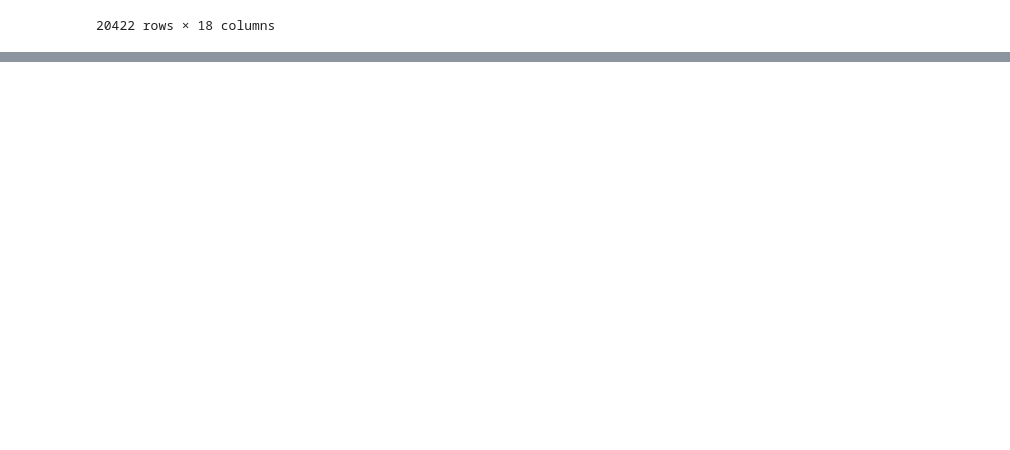
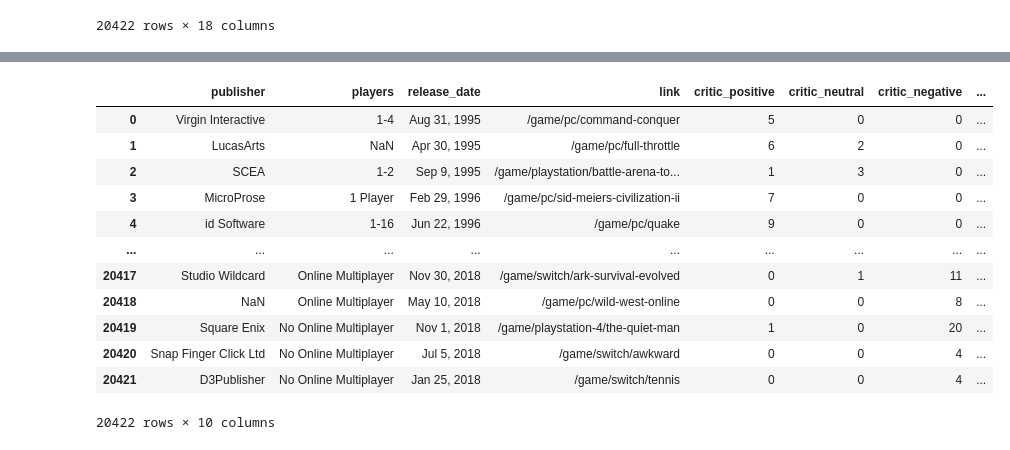
Before and after one commit to Marek-TL/BachelorThesis, a Jupyter notebook: jupyter/test_notebook.ipynb, the cells around one changed output, grey strips where cells are left out. Saved outputs shown, nothing was run; the diff lists cells and outputs as text; code cells hidden in the pictures; blank space fills up the shorter version.

```diff
--- a/jupyter/test_notebook.ipynb
+++ b/jupyter/test_notebook.ipynb
@@ -316,0 +401,18 @@ metadata
+# %%
+metadata3= metadata2[["publisher", "players", "release_date", "link", "critic_positive", "critic_neutral", "critic_negative", "user_positive", "user_neutral", "user_negative"] ].copy()
+# %%
+metadata3
+# %% [output]
+|  | publisher | players | release_date | link | critic_positive | critic_neutral | critic_negative | ... |
+| 0 | Virgin Interactive | 1-4 | Aug 31, 1995 | /game/pc/command-conquer | 5 | 0 | 0 | ... |
+| 1 | LucasArts | NaN | Apr 30, 1995 | /game/pc/full-throttle | 6 | 2 | 0 | ... |
+| 2 | SCEA | 1-2 | Sep 9, 1995 | /game/playstation/battle-arena-to... | 1 | 3 | 0 | ... |
+| 3 | MicroProse | 1 Player | Feb 29, 1996 | /game/pc/sid-meiers-civilization-ii | 7 | 0 | 0 | ... |
+| 4 | id Software | 1-16 | Jun 22, 1996 | /game/pc/quake | 9 | 0 | 0 | ... |
+| ... | ... | ... | ... | ... | ... | ... | ... | ... |
+| 20417 | Studio Wildcard | Online Multiplayer | Nov 30, 2018 | /game/switch/ark-survival-evolved | 0 | 1 | 11 | ... |
+| 20418 | NaN | Online Multiplayer | May 10, 2018 | /game/pc/wild-west-online | 0 | 0 | 8 | ... |
+| 20419 | Square Enix | No Online Multiplayer | Nov 1, 2018 | /game/playstation-4/the-quiet-man | 1 | 0 | 20 | ... |
+| 20420 | Snap Finger Click Ltd | No Online Multiplayer | Jul 5, 2018 | /game/switch/awkward | 0 | 0 | 4 | ... |
+| 20421 | D3Publisher | No Online Multiplayer | Jan 25, 2018 | /game/switch/tennis | 0 | 0 | 4 | ... |
+20422 rows × 10 columns
```
Also changed, not shown: parts of 11 cells of this notebook, 1 other file.
